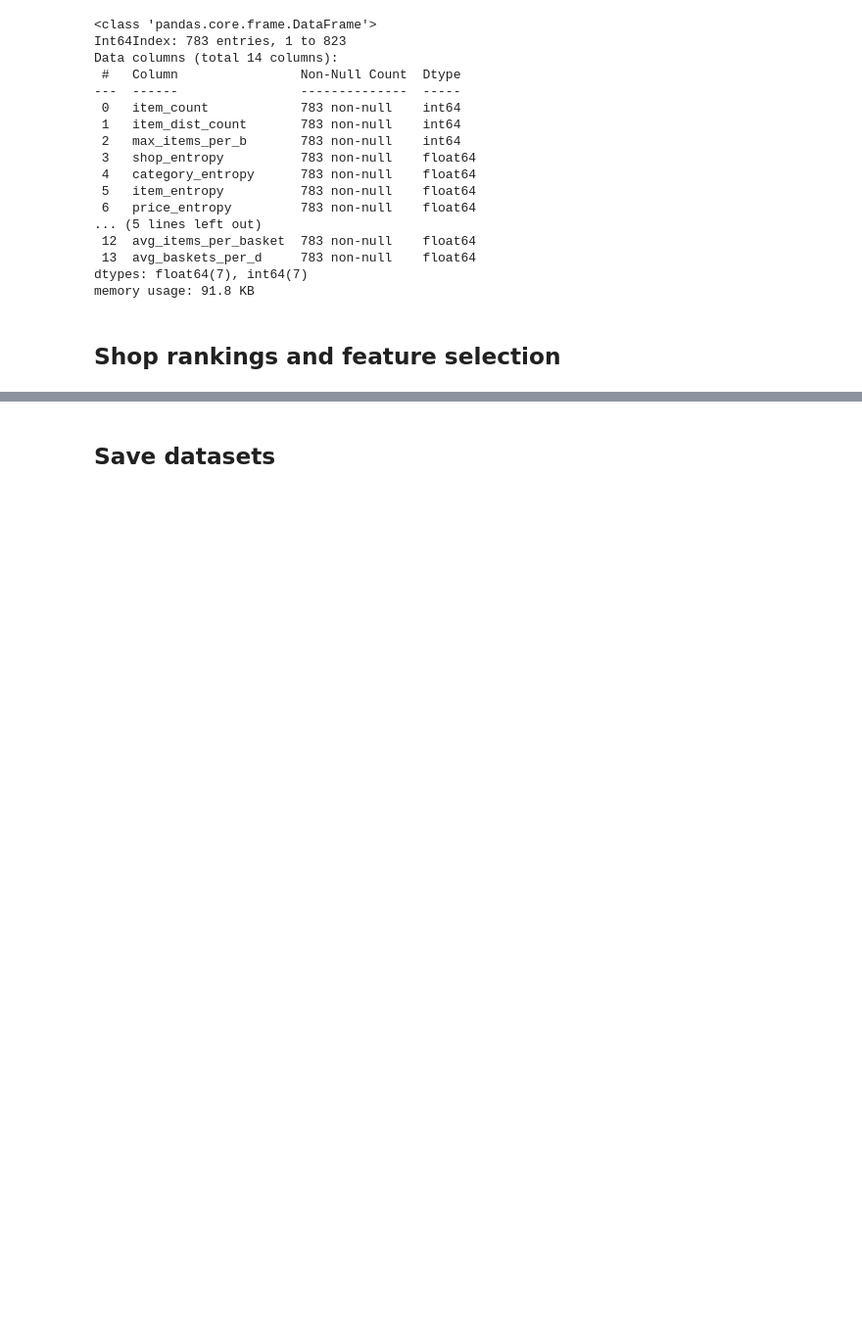
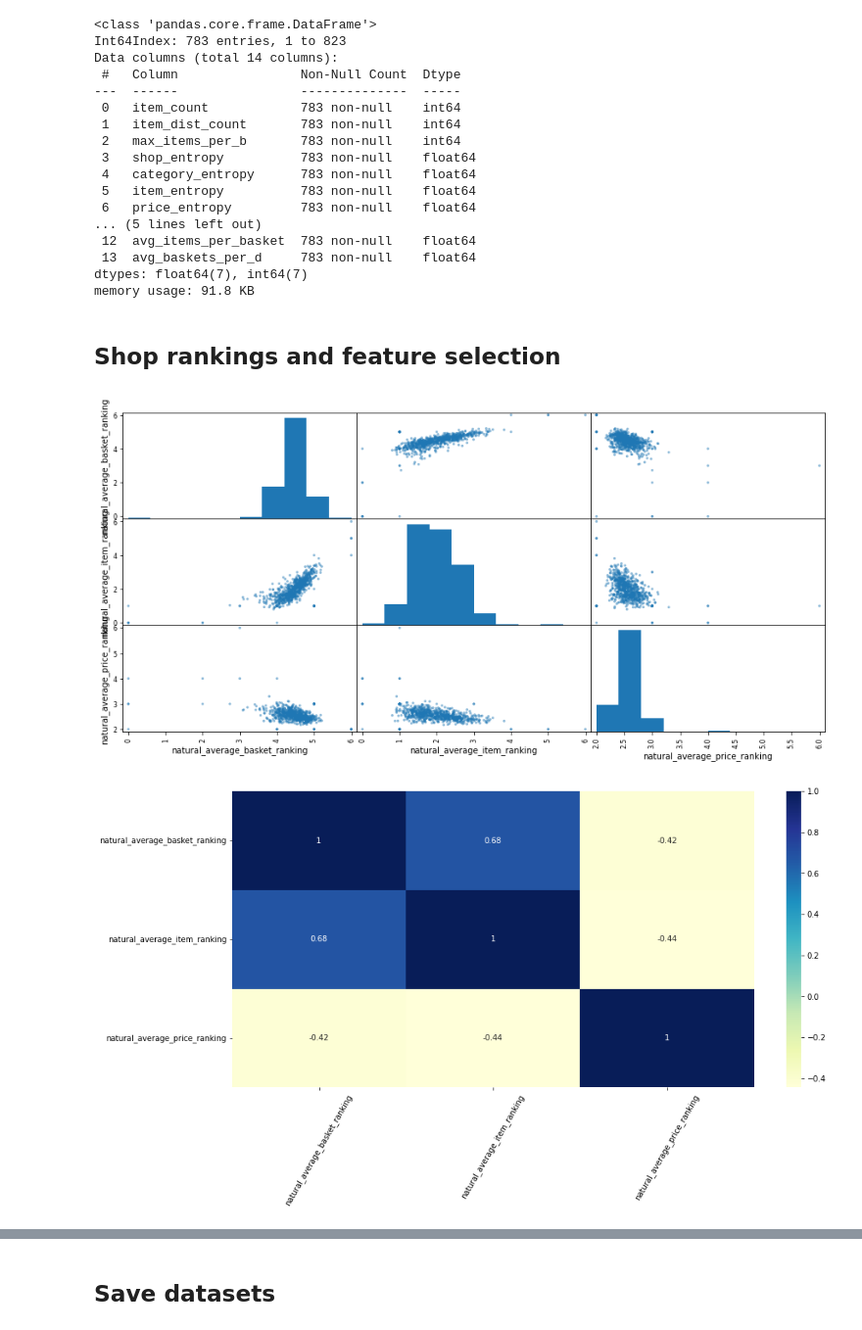
Before and after one commit to frankpietro/dm-project, a Jupyter notebook: DM_DonatiFrancaviglia_TASK1/data_selection.ipynb, the cells around one changed output, grey strips where cells are left out. Shown at 98% size. Drawn from its saved outputs; the diff is of its cells as text; code cells hidden in the pictures; blank space fills up the shorter version.

```diff
--- a/DM_DonatiFrancaviglia_TASK1/data_selection.ipynb
+++ b/DM_DonatiFrancaviglia_TASK1/data_selection.ipynb
@@ -361,10 +361,8 @@ def ranking(user_df, shop_df, t_df, figsize=(15,7)):
     plt.show()
 
     # user_df[[FABR, FAIR, FAPR]] = total_df.merge(shop_df[[FABR, FAIR, FAPR]], on=SHOP, how='left').groupby(USER)[[FABR, FAIR, FAPR]].mean()
-    pd.plotting.scatter_matrix(user_df[[FABR, FAIR, FAPR]], figsize=figsize)
-    plt.show()
-    # scatter matrix with all variables
-    pd.plotting.scatter_matrix(user_df, figsize=figsize)
+    # pd.plotting.scatter_matrix(user_df[[FABR, FAIR, FAPR]], figsize=figsize)
+    # plt.show()
 
     # pairwise correlation matrix among new variables
     _, axes = plt.subplots(1, 1, figsize=figsize)
@@ -383,9 +381,13 @@ def elimination(user_df, corr_threshold=0.85):
     func_df = user_df.drop(user_df[to_drop], axis=1)
     return func_df
 # %%
-entropies = [CE,SE,IE]
-u_df = u_df.drop(columns=entropies, axis=1)
-pure_u_df = pure_u_df.drop(columns=entropies, axis=1)
+# entropies = [CE,SE,IE]
+# u_df = u_df.drop(columns=entropies, axis=1)
+# pure_u_df = pure_u_df.drop(columns=entropies, axis=1)
+ranking(u_df, s_df, total_df)
+# %% [output]
+[figure, added]
+[figure, added]
 # %%
 clustering_df = elimination(u_df, corr_threshold=0.75)
 # %% [output]
```
Also changed, not shown: parts of 4 cells of this notebook, 8 other files.
